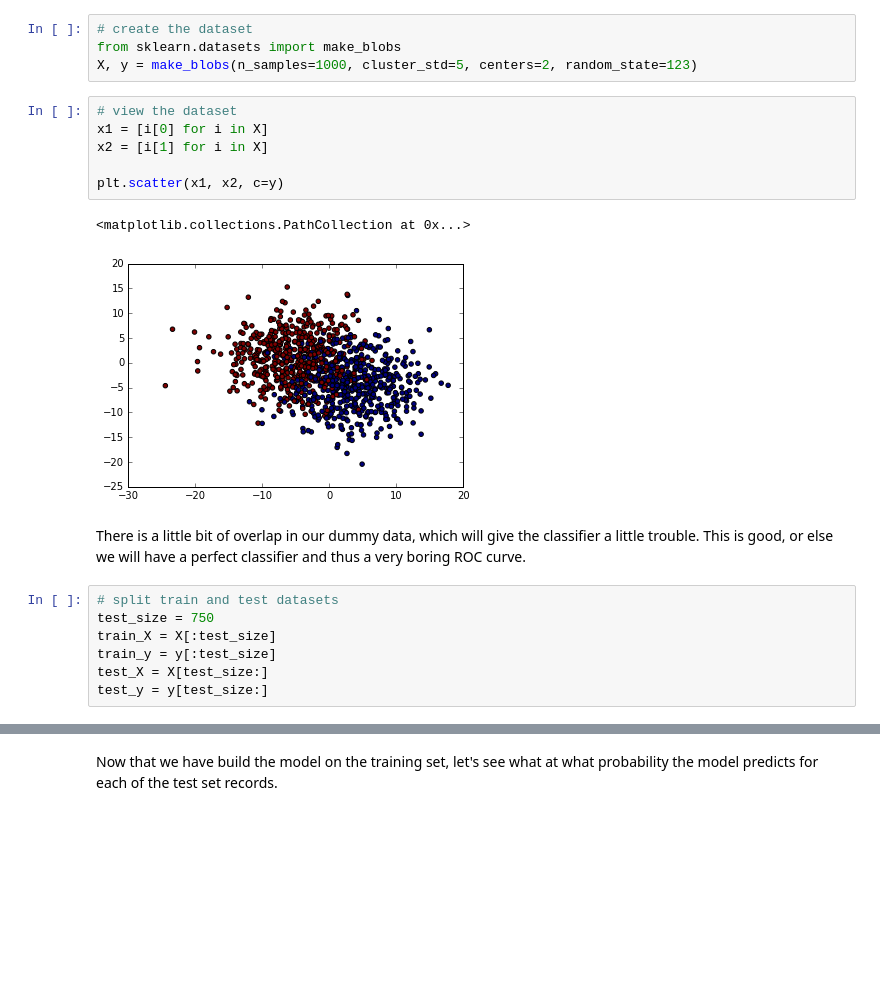
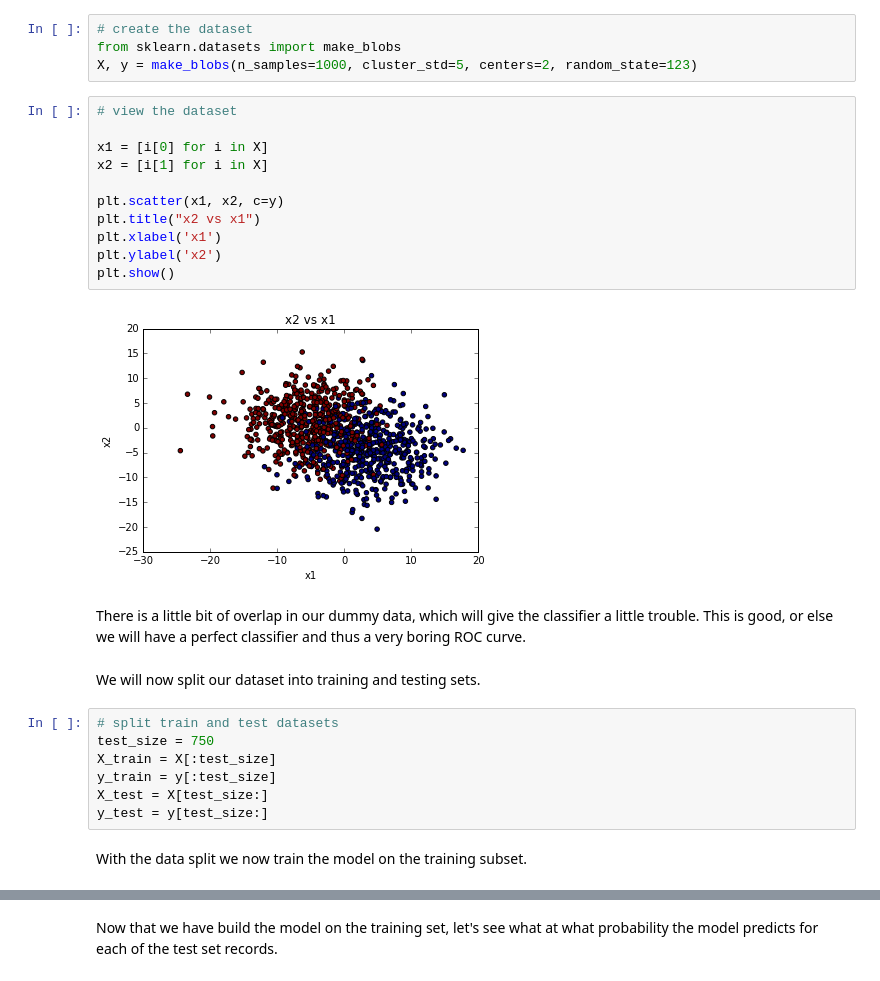
Before and after one commit to jakechen/learning, a Jupyter notebook: exercises/roc_practice.ipynb, the cells around one changed output, grey strips where cells are left out. Saved outputs shown, nothing was run; the diff lists cells and outputs as text; blank space fills up the shorter version.

```diff
--- a/exercises/roc_practice.ipynb
+++ b/exercises/roc_practice.ipynb
@@ -19,22 +20,30 @@ from sklearn.datasets import make_blobs
 X, y = make_blobs(n_samples=1000, cluster_std=5, centers=2, random_state=123)
 # %%
 # view the dataset
+
 x1 = [i[0] for i in X]
 x2 = [i[1] for i in X]
 
 plt.scatter(x1, x2, c=y)
+plt.title("x2 vs x1")
+plt.xlabel('x1')
+plt.ylabel('x2')
+plt.show()
 # %% [output]
-<matplotlib.collections.PathCollection at 0x...>
-[figure, old version]
+[figure, new version]
 # %% [markdown]
 There is a little bit of overlap in our dummy data, which will give the classifier a little trouble. This is good, or else we will have a perfect classifier and thus a very boring ROC curve.
+# %% [markdown]
+We will now split our dataset into training and testing sets.
 # %%
 # split train and test datasets
 test_size = 750
-train_X = X[:test_size]
-train_y = y[:test_size]
-test_X = X[test_size:]
-test_y = y[test_size:]
+X_train = X[:test_size]
+y_train = y[:test_size]
+X_test = X[test_size:]
+y_test = y[test_size:]
+# %% [markdown]
+With the data split we now train the model on the training subset.
 # %%
 # import classifier and build model on first 750 samples
 from sklearn.linear_model import LogisticRegression
```
Also changed, not shown: parts of 12 cells of this notebook.
